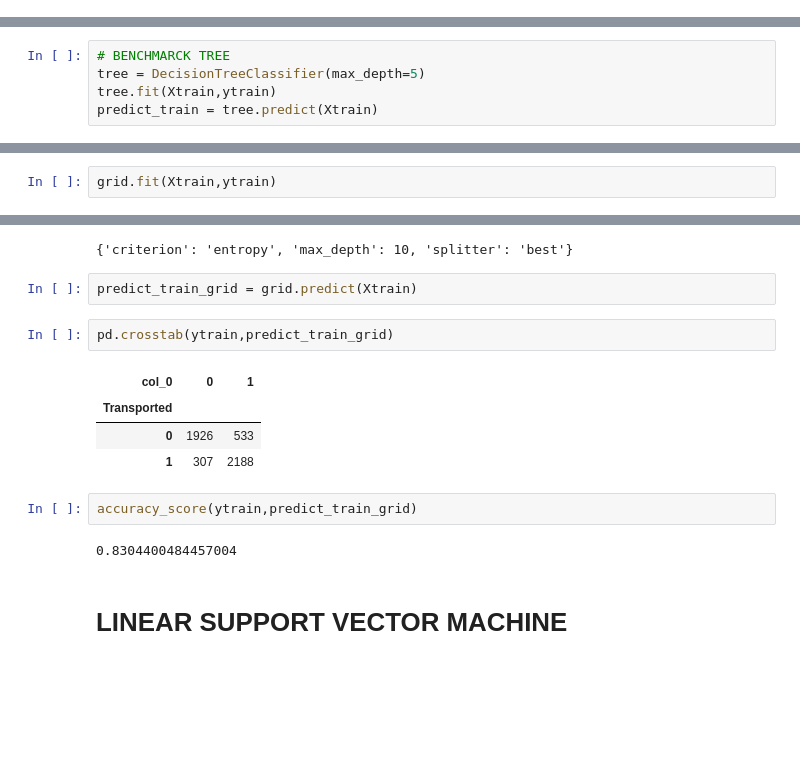
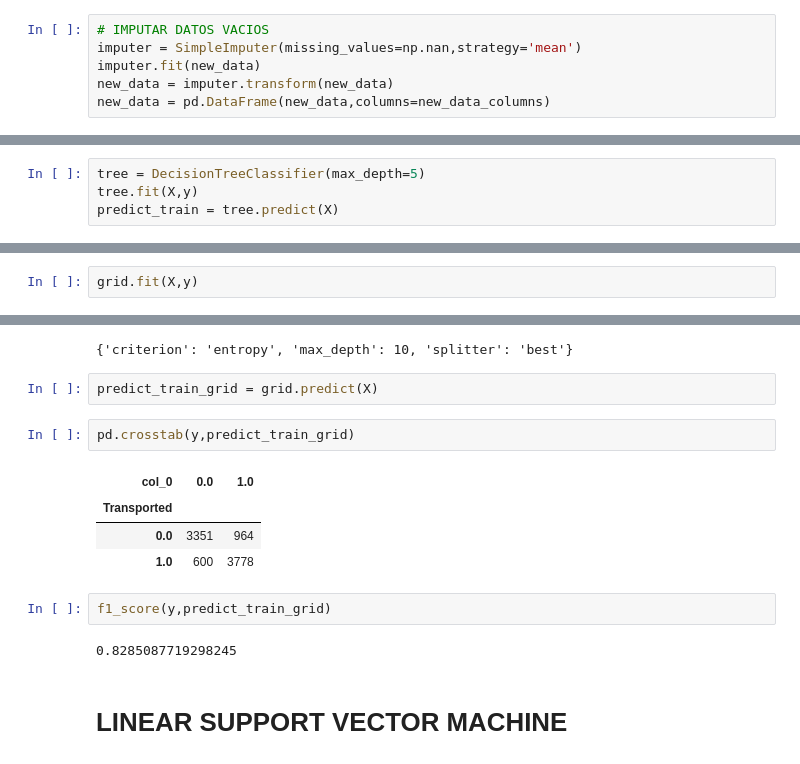
Before and after one commit to Steven030530/Titanic-Space, a Jupyter notebook: Titanic Space.ipynb, the cells around one changed output, grey strips where cells are left out. Drawn from its saved outputs; the diff is of its cells as text; blank space fills up the shorter version.

```diff
--- a/Titanic Space.ipynb
+++ b/Titanic Space.ipynb
@@ -235,0 +241,6 @@ plt.show()
+# %%
+# IMPUTAR DATOS VACIOS
+imputer = SimpleImputer(missing_values=np.nan,strategy='mean')
+imputer.fit(new_data)
+new_data = imputer.transform(new_data)
+new_data = pd.DataFrame(new_data,columns=new_data_columns)
@@ -260,6 +294,5 @@ Xtrain,Xtest,ytrain,ytest = train_test_split(data_model,y,test_size=0.25,stratif
 # %%
-# BENCHMARCK TREE
 tree = DecisionTreeClassifier(max_depth=5)
-tree.fit(Xtrain,ytrain)
-predict_train = tree.predict(Xtrain)
+tree.fit(X,y)
+predict_train = tree.predict(X)
 # %%
@@ -302,7 +327,7 @@ tree = DecisionTreeClassifier()
 # %%
 grid = GridSearchCV(tree,param_grid=parameters,cv=5)
 # %%
-grid.fit(Xtrain,ytrain)
+grid.fit(X,y)
 # %% [output]
 GridSearchCV(cv=5, estimator=DecisionTreeClassifier(),
              param_grid={'criterion': ['gini', 'entropy', 'log_loss'],
@@ -313,18 +338,18 @@ grid.best_params_
 # %% [output]
 {'criterion': 'entropy', 'max_depth': 10, 'splitter': 'best'}
 # %%
-predict_train_grid = grid.predict(Xtrain)
+predict_train_grid = grid.predict(X)
 # %%
-pd.crosstab(ytrain,predict_train_grid)
+pd.crosstab(y,predict_train_grid)
 # %% [output]
-| col_0 | 0 | 1 |
+| col_0 | 0.0 | 1.0 |
 | Transported |  |  |
-| 0 | 1926 | 533 |
-| 1 | 307 | 2188 |
+| 0.0 | 3351 | 964 |
+| 1.0 | 600 | 3778 |
 # %%
-accuracy_score(ytrain,predict_train_grid)
+f1_score(y,predict_train_grid)
 # %% [output]
-0.8304400484457004
+0.8285087719298245
 # %% [markdown]
 # LINEAR SUPPORT VECTOR MACHINE
 # %%
```
Also changed, not shown: parts of 70 cells of this notebook, 1 other file.
